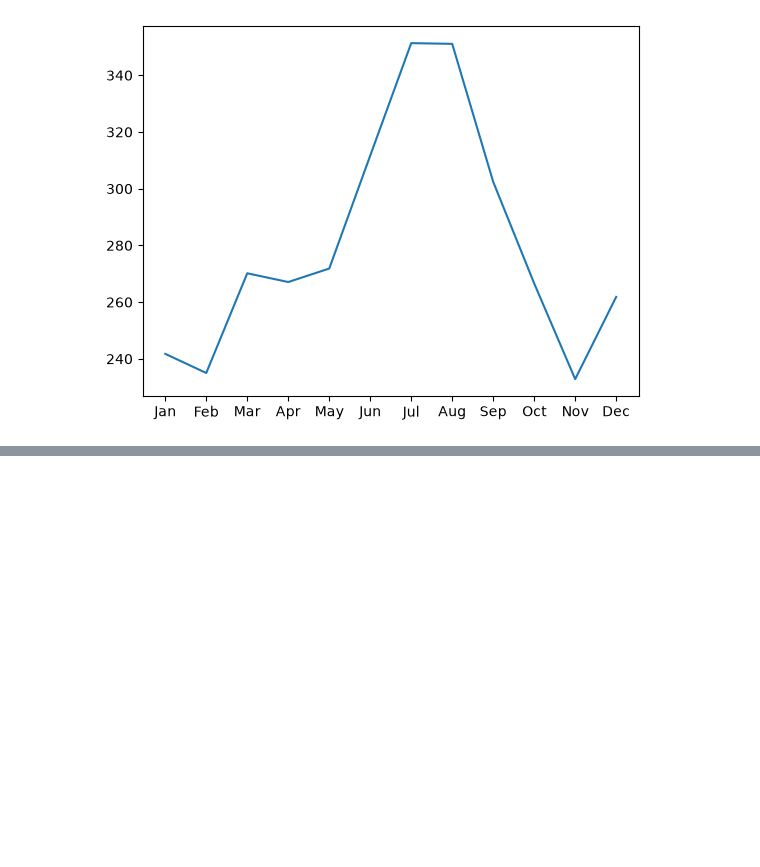
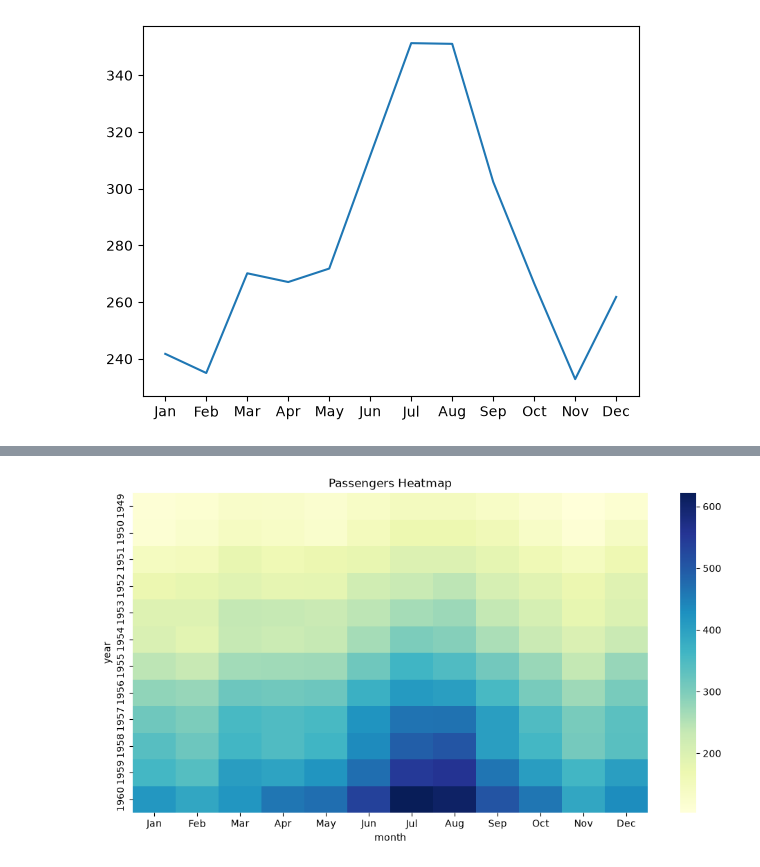
Before and after one commit to Kimchi-2025/big0611, a Jupyter notebook: py/p02_데이터분석및시각화/ch02_pandas/ex04_2_시계열데이터분석.ipynb, the cells around one changed output, grey strips where cells are left out. Drawn from its saved outputs; the diff is of its cells as text; code cells hidden in the pictures; blank space fills up the shorter version.

```diff
--- a/py/p02_데이터분석및시각화/ch02_pandas/ex04_2_시계열데이터분석.ipynb
+++ b/py/p02_데이터분석및시각화/ch02_pandas/ex04_2_시계열데이터분석.ipynb
@@ -523,0 +683,3 @@ plt.plot(df.groupby('month')['passengers'].mean())
+# %%
+pivot = df.pivot_table(values='passengers', index='year', columns='month')
+pivot
@@ -523,0 +701,2 @@ plt.plot(df.groupby('month')['passengers'].mean())
+# %%
+pivot['total'] = pivot.sum(axis=1)
@@ -523,0 +720,3 @@ plt.plot(df.groupby('month')['passengers'].mean())
+# %%
+pivot.loc['total'] = pivot.sum()
+pivot
@@ -523,0 +739,13 @@ plt.plot(df.groupby('month')['passengers'].mean())
+# %%
+plt.figure(figsize=(12,6))
+
+sns.heatmap(
+    pivot,
+    cmap="YlGnBu"
+)
+
+plt.title("Passengers Heatmap")
+
+plt.show()
+# %% [output]
+[figure, added]
```
Also changed, not shown: parts of 51 cells of this notebook, 1 other file.
